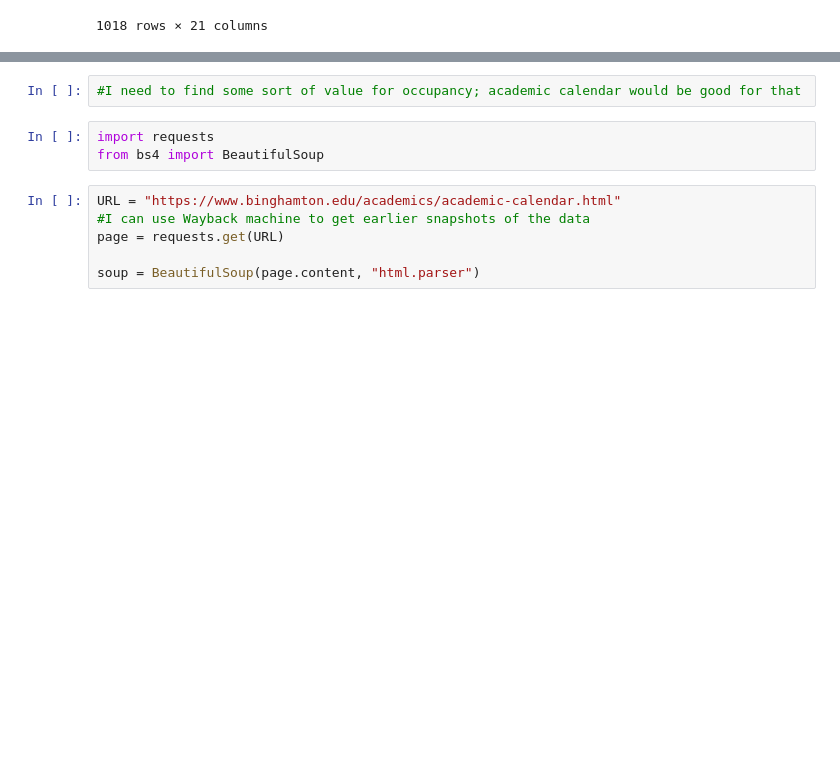
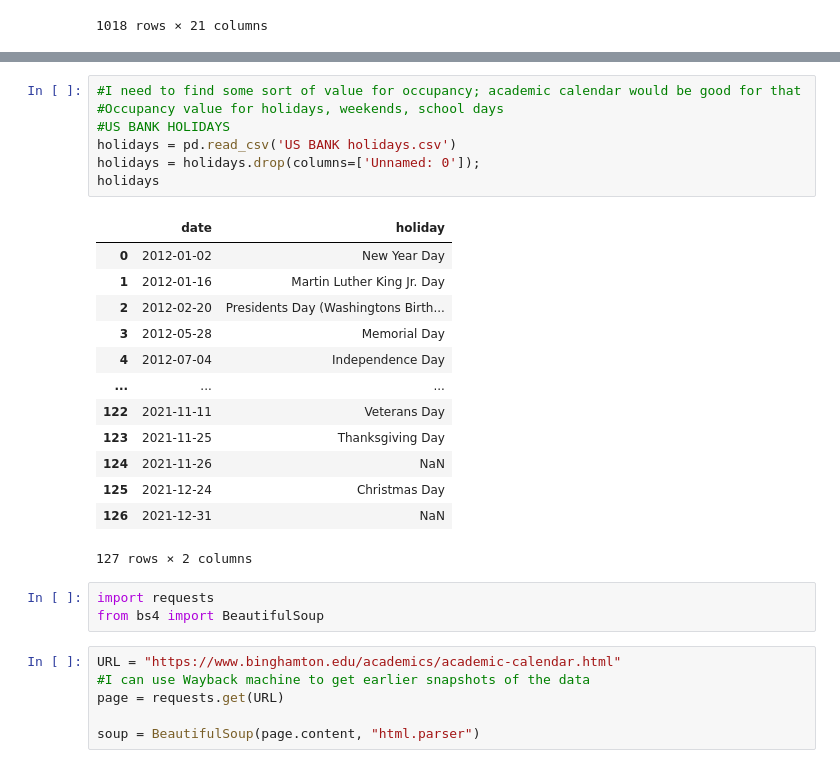
Before and after one commit to AaliyaJakir/energyResearch, a Jupyter notebook: exploring_bing_data.ipynb, the cells around one changed output, grey strips where cells are left out. Cells and saved outputs as stored; diff of their text form; blank space fills up the shorter version.

Commit message:
imported csv file for us bank holidays

```diff
--- a/exploring_bing_data.ipynb
+++ b/exploring_bing_data.ipynb
@@ -217,5 +218,24 @@ model.intercept_
 # %%
 #I need to find some sort of value for occupancy; academic calendar would be good for that
+#Occupancy value for holidays, weekends, school days
+#US BANK HOLIDAYS
+holidays = pd.read_csv('US BANK holidays.csv')
+holidays = holidays.drop(columns=['Unnamed: 0']);
+holidays
+# %% [output]
+|  | date | holiday |
+| 0 | 2012-01-02 | New Year Day |
+| 1 | 2012-01-16 | Martin Luther King Jr. Day |
+| 2 | 2012-02-20 | Presidents Day (Washingtons Birth... |
+| 3 | 2012-05-28 | Memorial Day |
+| 4 | 2012-07-04 | Independence Day |
+| ... | ... | ... |
+| 122 | 2021-11-11 | Veterans Day |
+| 123 | 2021-11-25 | Thanksgiving Day |
+| 124 | 2021-11-26 | NaN |
+| 125 | 2021-12-24 | Christmas Day |
+| 126 | 2021-12-31 | NaN |
+127 rows × 2 columns
 # %%
 import requests
 from bs4 import BeautifulSoup
```
Also changed, not shown: parts of 10 cells of this notebook, 1 other file.
